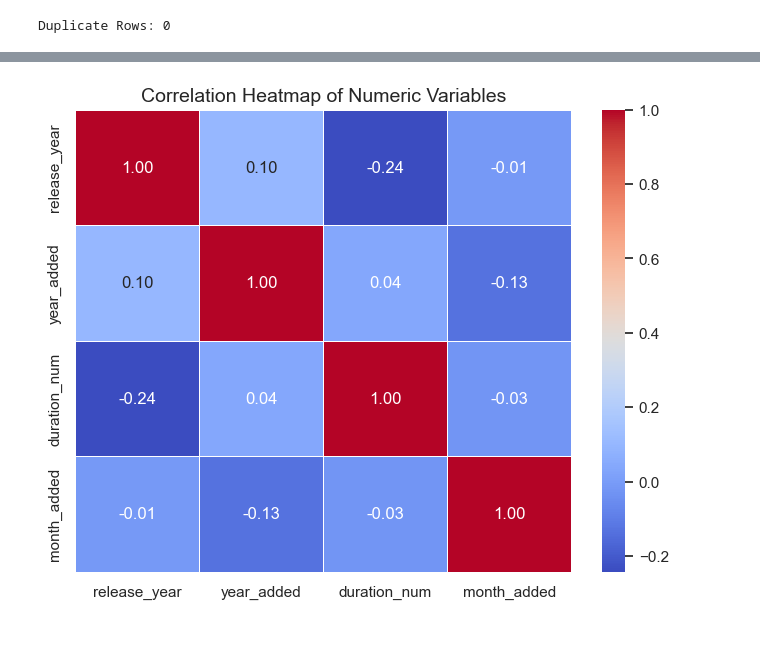
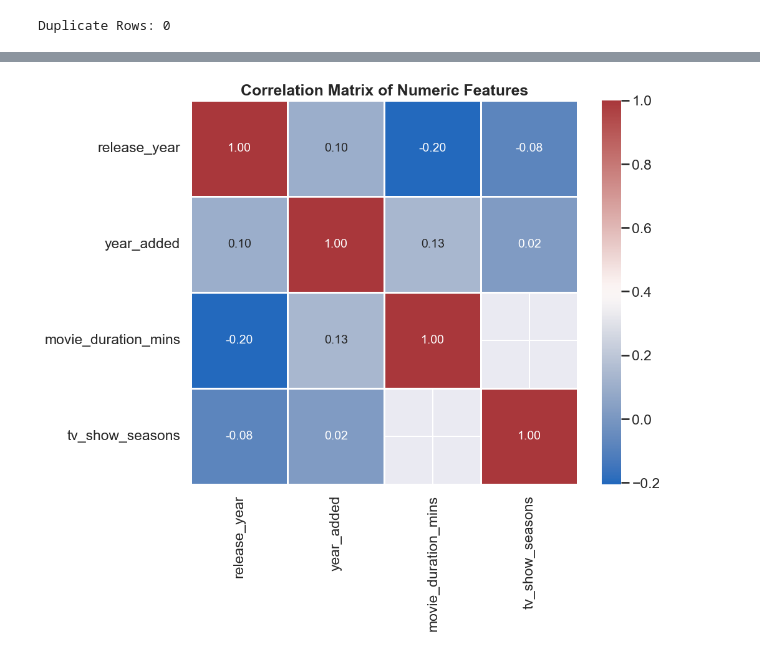
Before and after one commit to SHAURYASANYAL3/Netflix-EDA, a Jupyter notebook: netflix_eda.ipynb, the cells around one changed output, grey strips where cells are left out. Saved outputs shown, nothing was run; the diff lists cells and outputs as text; code cells hidden in the pictures.

```diff
--- a/netflix_eda.ipynb
+++ b/netflix_eda.ipynb
@@ -12,18 +17,19 @@ import matplotlib.pyplot as plt
 import seaborn as sns
 import warnings
 
-# Suppress minor warnings for a cleaner notebook output
+# Suppress minor warnings for a cleaner notebook presentation
 warnings.filterwarnings('ignore')
 
-# Set style for visualizations
-sns.set_theme(style="whitegrid")
-plt.rcParams['figure.figsize'] = (12, 7)
+# Configure advanced visualization aesthetics
+sns.set_theme(style="darkgrid", context="talk")
+plt.rcParams['figure.figsize'] = (14, 8)
+plt.rcParams['font.size'] = 12
 
 # Load the dataset
 df = pd.read_csv("netflix_titles.csv")
 
-# Display the first few rows
-df.head()
+# Display the first 5 rows to understand the structure
+display(df.head())
 # %% [output]
 |  | show_id | type | title | director | cast | country | date_added | release_year | rating | duration | ... |
 | 0 | s1 | TV Show | 3% | NaN | João Miguel, Bianca Comparato, Mi... | Brazil | August 14, 2020 | 2020 | TV-MA | 4 Seasons | ... |
@@ -260,10 +305,12 @@ plt.show()
 # %%
-# 5. Scatter Plot: Release Year vs Duration (Movies)
-plt.figure(figsize=(10, 5))
-sns.scatterplot(data=movies_df, x='release_year', y='duration_num', alpha=0.5, color='orange')
-plt.title('Movie Duration vs Release Year', fontsize=14)
-plt.xlabel('Release Year', fontsize=12)
-plt.ylabel('Duration (minutes)', fontsize=12)
-plt.xlim(1980, 2021)
+# 7. Scatter Plot: Release Year vs Movie Duration
+plt.figure(figsize=(14, 7))
+# Converting release_year to numeric if it's not
+df['release_year'] = pd.to_numeric(df['release_year'], errors='coerce')
+sns.scatterplot(data=df[df['type']=='Movie'], x='release_year', y='movie_duration_mins', alpha=0.4, color='#D35400')
+plt.title('Movie Duration Trends Over Release Years', fontsize=18, weight='bold')
+plt.xlabel('Release Year', fontsize=14)
+plt.ylabel('Duration (minutes)', fontsize=14)
+plt.xlim(1960, 2021)
 plt.show()
 # %% [output]
@@ -271,10 +331,9 @@ plt.show()
 # %%
-# 6. Heatmap: Correlation Matrix
-plt.figure(figsize=(8, 6))
-numeric_cols = df[['release_year', 'year_added', 'duration_num', 'month_added']].dropna()
-correlation = numeric_cols.corr()
-sns.heatmap(correlation, annot=True, cmap='coolwarm', fmt=".2f", linewidths=0.5)
-plt.title('Correlation Heatmap of Numeric Variables', fontsize=14)
+# 9. Heatmap: Correlation between Release Year, Year Added, and Duration
+plt.figure(figsize=(10, 8))
+corr_df = df[['release_year', 'year_added', 'movie_duration_mins', 'tv_show_seasons']].corr()
+sns.heatmap(corr_df, annot=True, cmap='vlag', fmt=".2f", linewidths=1, annot_kws={"size": 14})
+plt.title('Correlation Matrix of Numeric Features', fontsize=18, weight='bold')
 plt.show()
 # %% [output]
-[figure, old version]
+[figure, new version]
```
Also changed, not shown: parts of 42 cells of this notebook, 1 other file.
